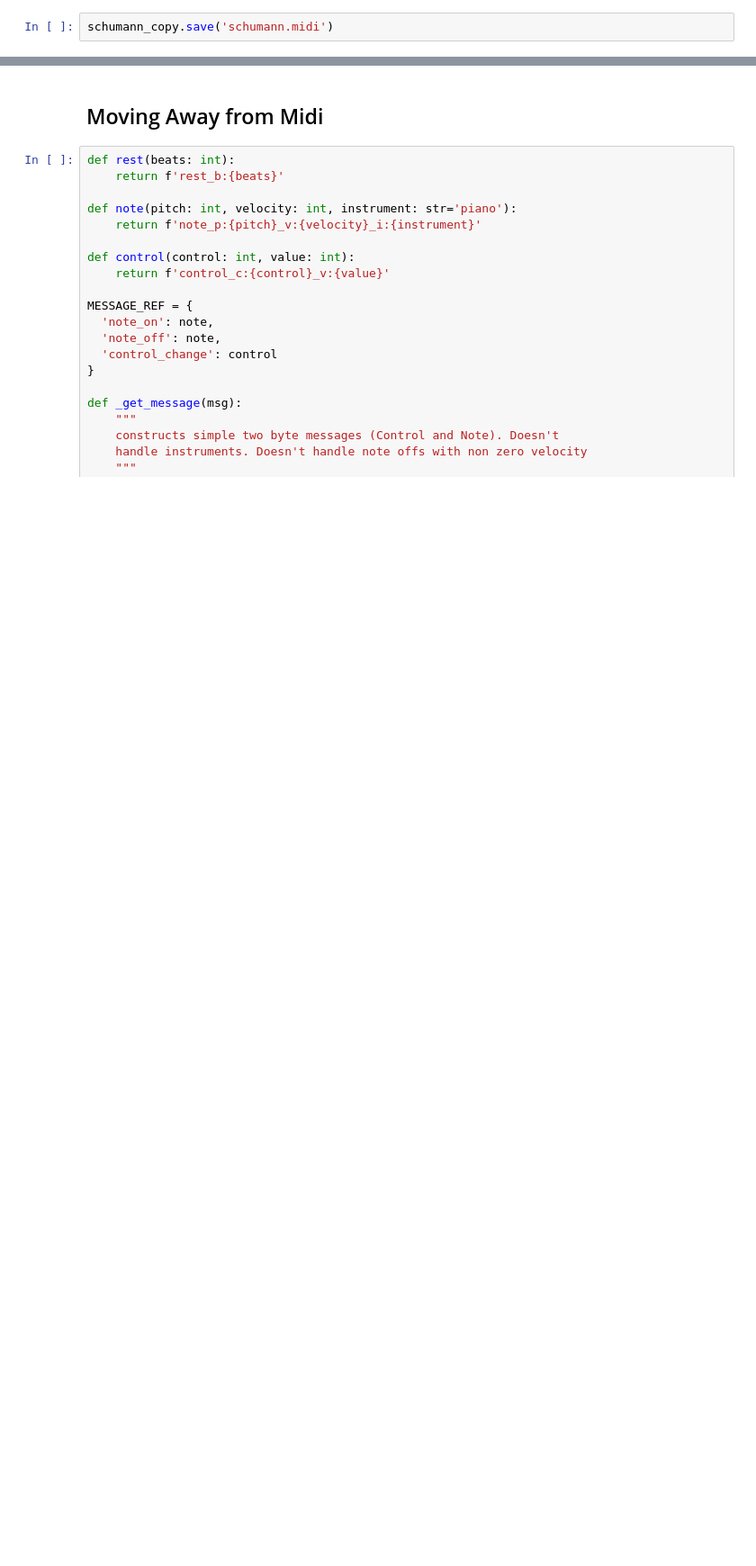
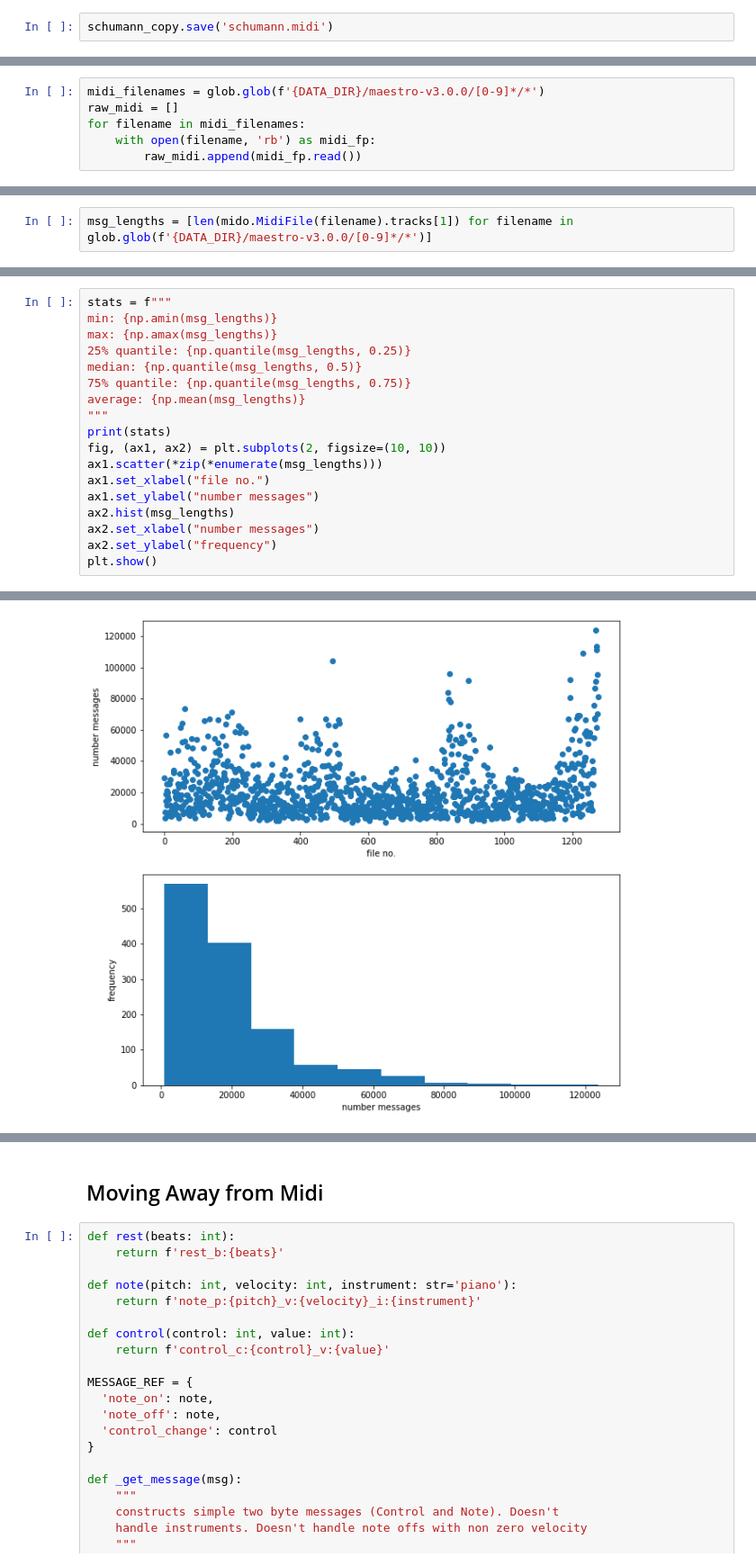
Before and after one commit to tykangler/music_generator, a Jupyter notebook: src/lab/preprocess.ipynb, the cells around one changed output, grey strips where cells are left out. Shown at 90% size. Drawn from its saved outputs; the diff is of its cells as text; blank space fills up the shorter version.

```diff
--- a/src/lab/preprocess.ipynb
+++ b/src/lab/preprocess.ipynb
@@ -189,0 +207,6 @@ schumann_copy.save('schumann.midi')
+# %%
+midi_filenames = glob.glob(f'{DATA_DIR}/maestro-v3.0.0/[0-9]*/*')
+raw_midi = []
+for filename in midi_filenames:
+    with open(filename, 'rb') as midi_fp:
+        raw_midi.append(midi_fp.read())
@@ -189,0 +215,2 @@ schumann_copy.save('schumann.midi')
+# %%
+msg_lengths = [len(mido.MidiFile(filename).tracks[1]) for filename in glob.glob(f'{DATA_DIR}/maestro-v3.0.0/[0-9]*/*')]
@@ -189,0 +225,19 @@ schumann_copy.save('schumann.midi')
+# %%
+stats = f"""
+min: {np.amin(msg_lengths)}
+max: {np.amax(msg_lengths)}
+25% quantile: {np.quantile(msg_lengths, 0.25)}
+median: {np.quantile(msg_lengths, 0.5)}
+75% quantile: {np.quantile(msg_lengths, 0.75)}
+average: {np.mean(msg_lengths)}
+"""
+print(stats)
+fig, (ax1, ax2) = plt.subplots(2, figsize=(10, 10))
+ax1.scatter(*zip(*enumerate(msg_lengths)))
+ax1.set_xlabel("file no.")
+ax1.set_ylabel("number messages")
+ax2.hist(msg_lengths)
+ax2.set_xlabel("number messages")
+ax2.set_ylabel("frequency")
+plt.show()
+# %% [output]
@@ -189,0 +250 @@ schumann_copy.save('schumann.midi')
+[figure, added]
```
Also changed, not shown: parts of 24 cells of this notebook, 9 other files.
